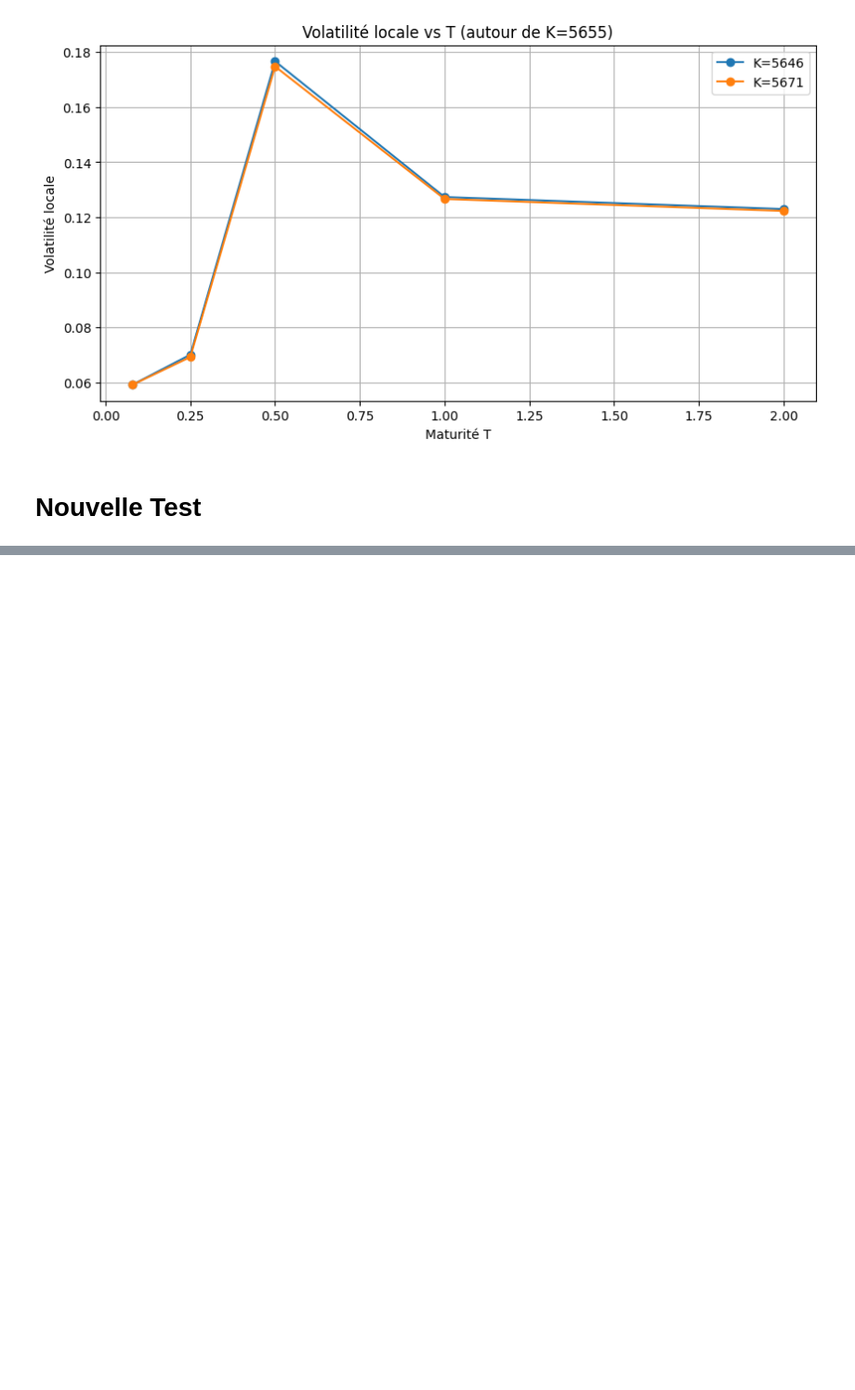
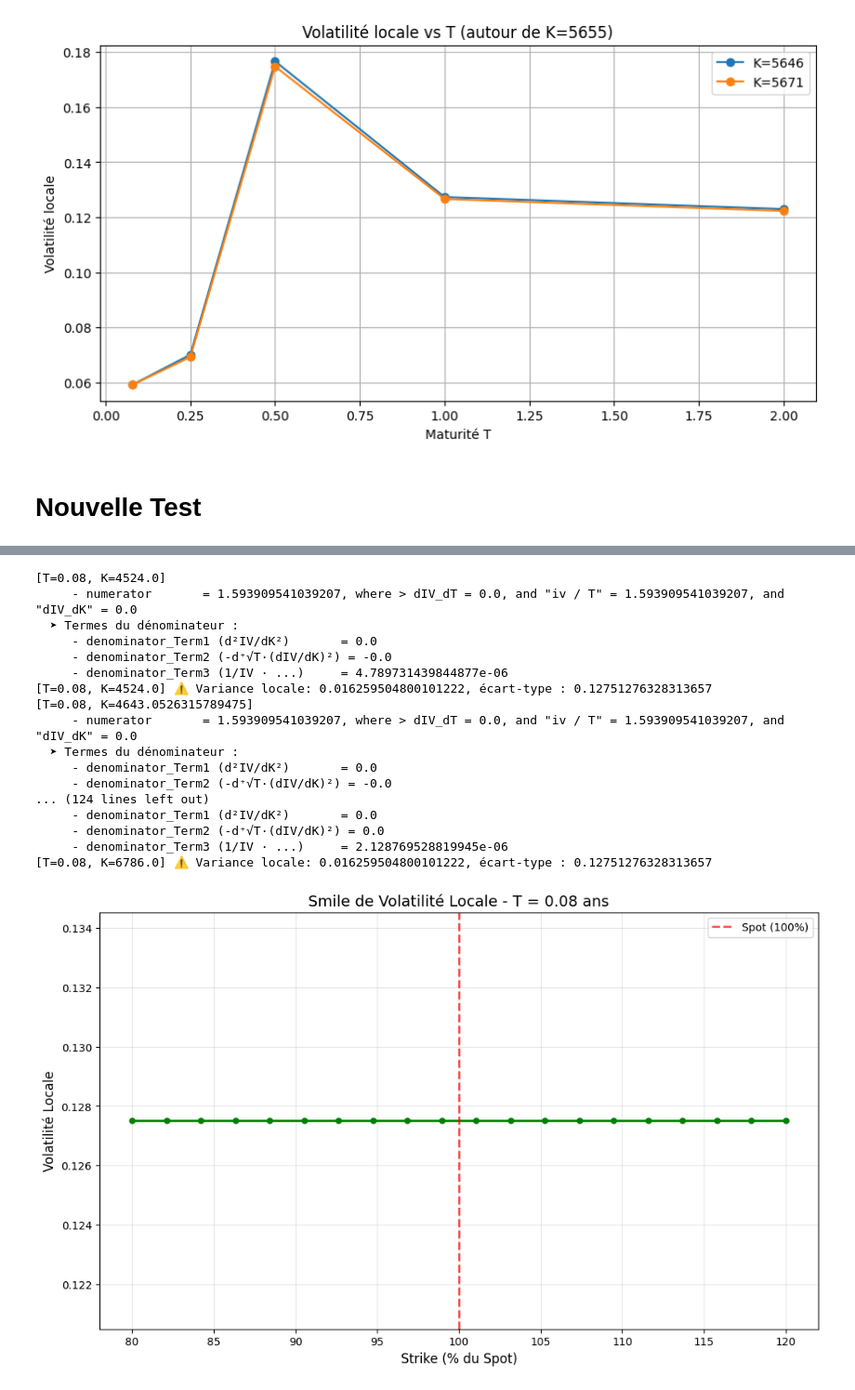
Before and after one commit to Eylz-Liu/Mod-le-vol-locale, a Jupyter notebook: Etude_local_vol_Dupire Daily.ipynb, the cells around one changed output, grey strips where cells are left out. Shown at 93% size. Saved outputs shown, nothing was run; the diff lists cells and outputs as text; code cells hidden in the pictures; blank space fills up the shorter version.

```diff
--- a/Etude_local_vol_Dupire Daily.ipynb
+++ b/Etude_local_vol_Dupire Daily.ipynb
@@ -685,0 +864,69 @@ np.float64(0.059678705291780786)
+# %%
+import numpy as np
+import matplotlib.pyplot as plt
+
+# Paramètres
+spot = 5655
+T_fixe = 0.08
+r, q = 0.01921, 0.02
+
+# Grille de strikes en pourcentage du spot
+K_percentages = np.linspace(80, 120, 20)  # De 80% à 120% du spot
+K_values = spot * K_percentages / 100
+
+# Calcul des volatilités locales
+local_vols = []
+valid_K = []
+
+for K in K_values:
+    try:
+        vol = calculate_dupire_local_vol(T=T_fixe, K=K, spot=spot, r=r, q=q)
+        local_vols.append(vol)
+        valid_K.append(K)
+    except Exception as e:
+        print(f"Erreur pour K={K:.0f}: {e}")
+
+# Tracé
+if len(valid_K) > 0:
+    plt.figure(figsize=(12, 7))
+
+    # Convertir en pourcentages pour l'axe x
+    K_pct = [k/spot * 100 for k in valid_K]
+
+    plt.plot(K_pct, local_vols, 'go-', linewidth=2, markersize=5)
+
+    # Ligne verticale pour le spot (100%)
+    plt.axvline(x=100, color='red', linestyle='--', alpha=0.7, linewidth=2, label='Spot (100%)')
+
+    plt.xlabel('Strike (% du Spot)', fontsize=12)
+    plt.ylabel('Volatilité Locale', fontsize=12)
+    plt.title(f'Smile de Volatilité Locale - T = {T_fixe} ans', fontsize=14)
+    plt.grid(True, alpha=0.3)
+    plt.legend()
+    plt.show()
+
+    # Affichage des valeurs
+    print(f"\nVolatilités locales pour T = {T_fixe} ans:")
+    for k, vol in zip(K_pct, local_vols):
+        print(f"K = {k:.1f}% -> vol = {vol:.4f}")
+else:
+    print("Aucune donnée valide calculée")
+# %% [output]
+[T=0.08, K=4524.0]
+     - numerator       = 1.593909541039207, where > dIV_dT = 0.0, and "iv / T" = 1.593909541039207, and "dIV_dK" = 0.0
+  ➤ Termes du dénominateur :
+     - denominator_Term1 (d²IV/dK²)       = 0.0
+     - denominator_Term2 (-d⁺√T·(dIV/dK)²) = -0.0
+     - denominator_Term3 (1/IV · ...)     = 4.789731439844877e-06
+[T=0.08, K=4524.0] ⚠️ Variance locale: 0.016259504800101222, écart-type : 0.12751276328313657
+[T=0.08, K=4643.0526315789475]
+     - numerator       = 1.593909541039207, where > dIV_dT = 0.0, and "iv / T" = 1.593909541039207, and "dIV_dK" = 0.0
+  ➤ Termes du dénominateur :
+     - denominator_Term1 (d²IV/dK²)       = 0.0
+     - denominator_Term2 (-d⁺√T·(dIV/dK)²) = -0.0
+... (124 lines left out)
+     - denominator_Term1 (d²IV/dK²)       = 0.0
+     - denominator_Term2 (-d⁺√T·(dIV/dK)²) = 0.0
+     - denominator_Term3 (1/IV · ...)     = 2.128769528819945e-06
+[T=0.08, K=6786.0] ⚠️ Variance locale: 0.016259504800101222, écart-type : 0.12751276328313657
+[figure, added]
```
Also changed, not shown: parts of 11 cells of this notebook.
